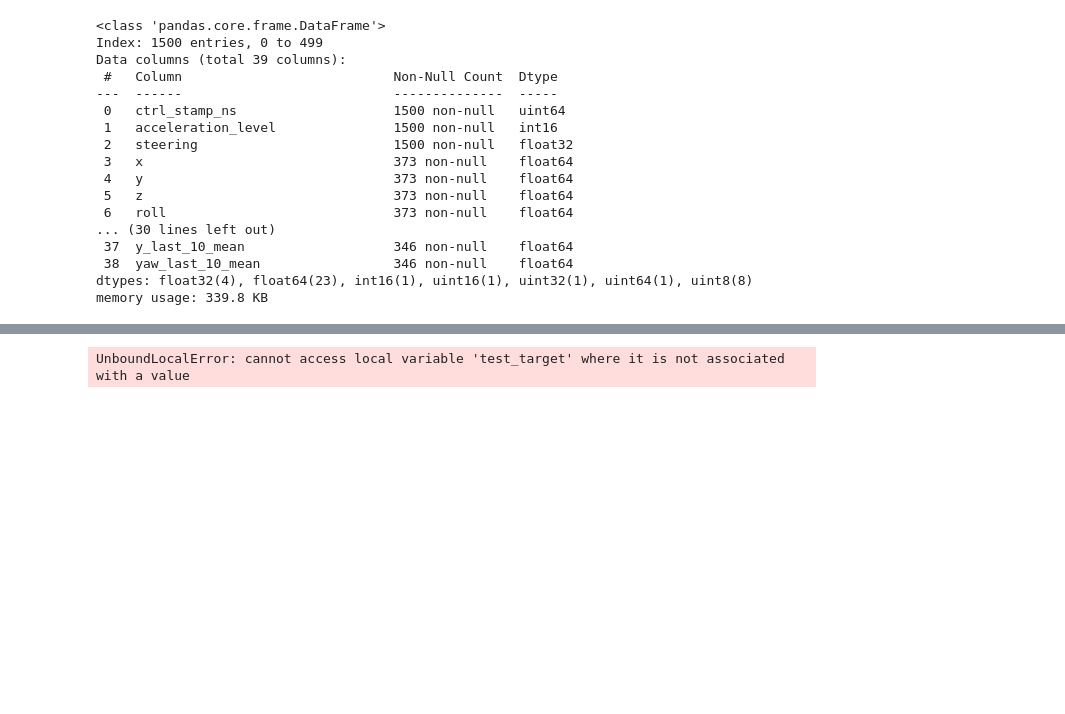
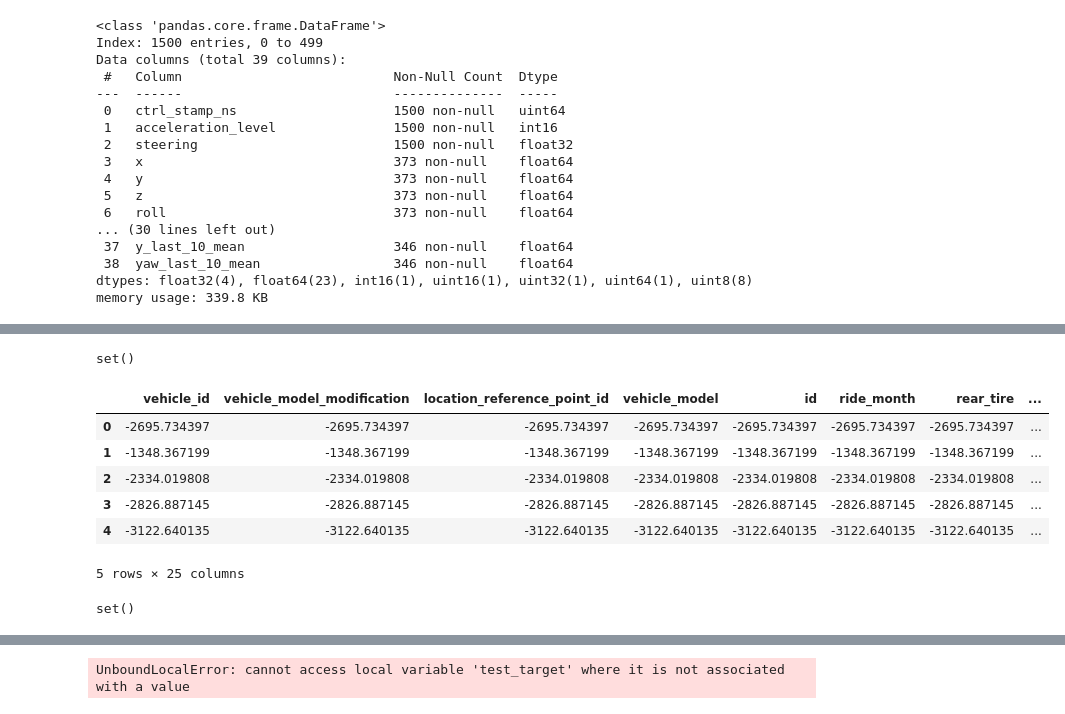
Before and after one commit to rvegrc/self_drive, a Jupyter notebook: api/api_debug.ipynb, the cells around one changed output, grey strips where cells are left out. Cells and saved outputs as stored; diff of their text form; code cells hidden in the pictures; blank space fills up the shorter version.

```diff
--- a/api/api_debug.ipynb
+++ b/api/api_debug.ipynb
@@ -392,0 +435,2 @@ test = df.copy()
+# %%
+train = pd.read_parquet(f'{tmp_data_path}/train_ctb_{target}.parquet')
@@ -393,3 +450,24 @@ test = df.copy()
+# %%
+# Ensure the columns are consistent
+cat_cols, num_cols = set_cols_for_model(train, target, targets_all)
+set(cat_cols + num_cols) - set(train.columns)
+# %% [output]
+set()
+# %%
+train[cat_cols + num_cols].head()
+# %% [output]
+|  | vehicle_id | vehicle_model_modification | location_reference_point_id | vehicle_model | id | ride_month | rear_tire | ... |
+| 0 | -2695.734397 | -2695.734397 | -2695.734397 | -2695.734397 | -2695.734397 | -2695.734397 | -2695.734397 | ... |
+| 1 | -1348.367199 | -1348.367199 | -1348.367199 | -1348.367199 | -1348.367199 | -1348.367199 | -1348.367199 | ... |
+| 2 | -2334.019808 | -2334.019808 | -2334.019808 | -2334.019808 | -2334.019808 | -2334.019808 | -2334.019808 | ... |
+| 3 | -2826.887145 | -2826.887145 | -2826.887145 | -2826.887145 | -2826.887145 | -2826.887145 | -2826.887145 | ... |
+| 4 | -3122.640135 | -3122.640135 | -3122.640135 | -3122.640135 | -3122.640135 | -3122.640135 | -3122.640135 | ... |
+5 rows × 25 columns
+# %%
+cat_cols, num_cols = set_cols_for_model(test, target, targets_all)
+set(cat_cols + num_cols) - set(train.columns)
+# %% [output]
+set()
 # %%
 id = 0
 # use test data by id
```
Also changed, not shown: parts of 6 cells of this notebook.
